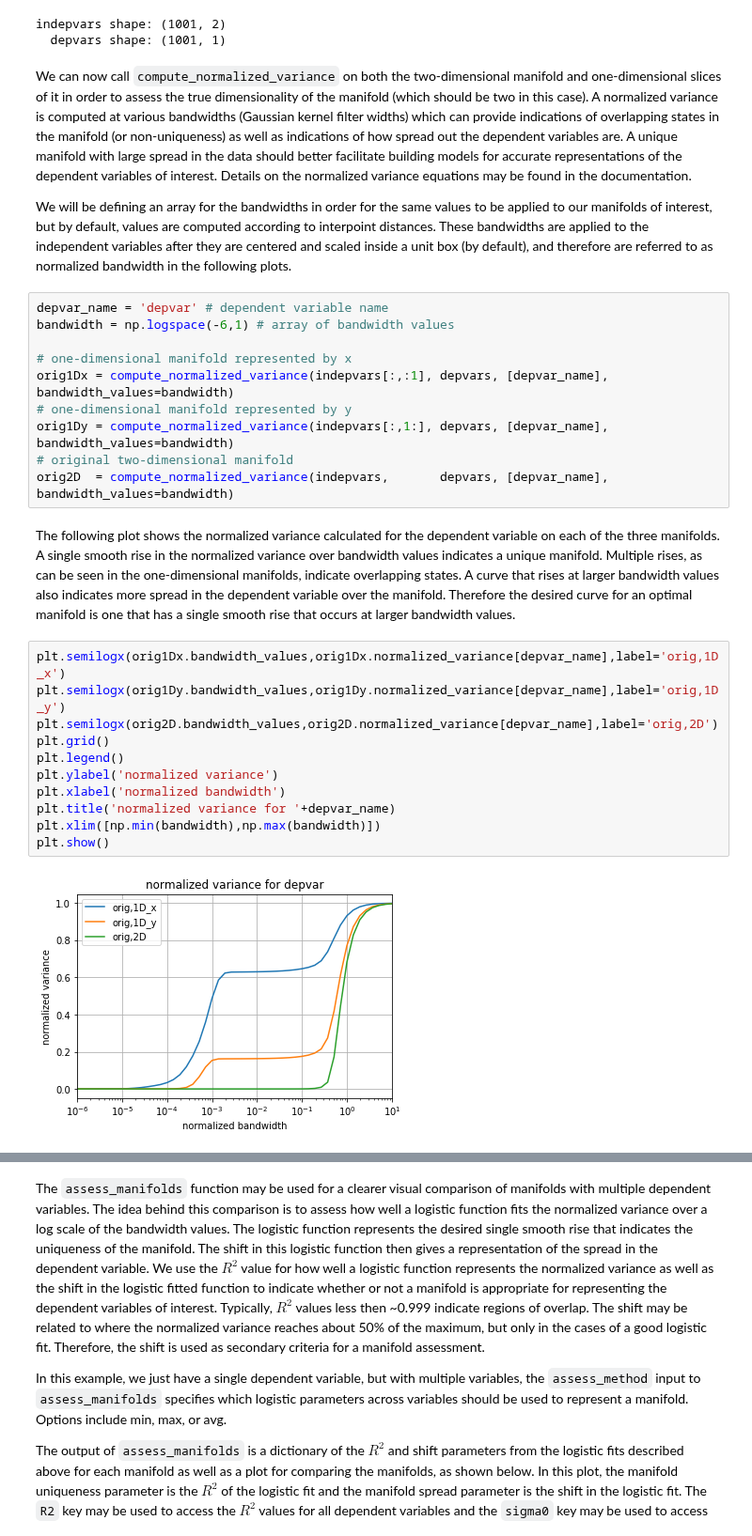
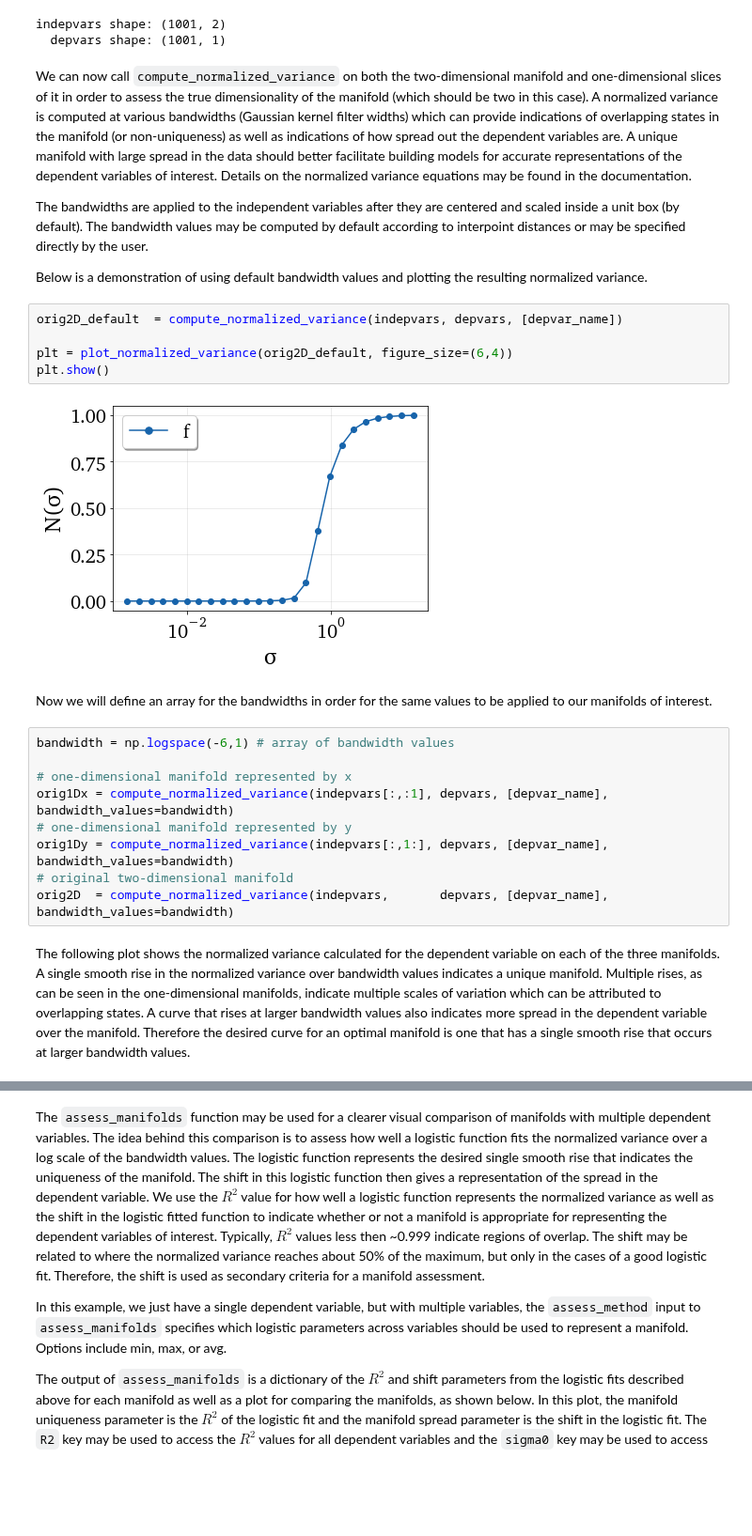
Before and after one commit to kamilazdybal/PCAfold, a Jupyter notebook: docs/tutorials/demo-manifold-assessment.ipynb, the cells around one changed output, grey strips where cells are left out. Shown at 94% size. Cells and saved outputs as stored; diff of their text form; blank space fills up the shorter version.

Commit message:
updating manifold analysis and instruction to build

```diff
--- a/docs/tutorials/demo-manifold-assessment.ipynb
+++ b/docs/tutorials/demo-manifold-assessment.ipynb
@@ -47,9 +48,19 @@ indepvars shape: (1001, 2)
 We can now call `compute_normalized_variance` on both the two-dimensional manifold and one-dimensional slices of it in order to assess the true dimensionality of the manifold (which should be two in this case).
 A normalized variance is computed at various bandwidths (Gaussian kernel filter widths) which can provide indications of overlapping states in the manifold (or non-uniqueness) as well as indications of how spread out the dependent variables are. A unique manifold with large spread in the data should better facilitate building models for accurate representations of the dependent variables of interest. Details on the normalized variance equations may be found in the documentation.
 
-We will be defining an array for the bandwidths in order for the same values to be applied to our manifolds of interest, but by default, values are computed according to interpoint distances. These bandwidths are applied to the independent variables after they are centered and scaled inside a unit box (by default), and therefore are referred to as normalized bandwidth in the following plots.
+The bandwidths are applied to the independent variables after they are centered and scaled inside a unit box (by default). The bandwidth values may be computed by default according to interpoint distances or may be specified directly by the user.
+
+Below is a demonstration of using default bandwidth values and plotting the resulting normalized variance.
+# %%
+orig2D_default  = compute_normalized_variance(indepvars, depvars, [depvar_name])
+
+plt = plot_normalized_variance(orig2D_default, figure_size=(6,4))
+plt.show()
+# %% [output]
+[figure, added]
+# %% [markdown]
+Now we will define an array for the bandwidths in order for the same values to be applied to our manifolds of interest.
 # %%
-depvar_name = 'depvar' # dependent variable name
 bandwidth = np.logspace(-6,1) # array of bandwidth values
 
 # one-dimensional manifold represented by x
@@ -59,17 +70,4 @@ orig1Dy = compute_normalized_variance(indepvars[:,1:], depvars, [depvar_name], b
 # original two-dimensional manifold
 orig2D  = compute_normalized_variance(indepvars,       depvars, [depvar_name], bandwidth_values=bandwidth)
 # %% [markdown]
-The following plot shows the normalized variance calculated for the dependent variable on each of the three manifolds. A single smooth rise in the normalized variance over bandwidth values indicates a unique manifold. Multiple rises, as can be seen in the one-dimensional manifolds, indicate overlapping states. A curve that rises at larger bandwidth values also indicates more spread in the dependent variable over the manifold. Therefore the desired curve for an optimal manifold is one that has a single smooth rise that occurs at larger bandwidth values.
+The following plot shows the normalized variance calculated for the dependent variable on each of the three manifolds. A single smooth rise in the normalized variance over bandwidth values indicates a unique manifold. Multiple rises, as can be seen in the one-dimensional manifolds, indicate multiple scales of variation which can be attributed to overlapping states. A curve that rises at larger bandwidth values also indicates more spread in the dependent variable over the manifold. Therefore the desired curve for an optimal manifold is one that has a single smooth rise that occurs at larger bandwidth values.
-# %%
-plt.semilogx(orig1Dx.bandwidth_values,orig1Dx.normalized_variance[depvar_name],label='orig,1D_x')
-plt.semilogx(orig1Dy.bandwidth_values,orig1Dy.normalized_variance[depvar_name],label='orig,1D_y')
-plt.semilogx(orig2D.bandwidth_values,orig2D.normalized_variance[depvar_name],label='orig,2D')
-plt.grid()
-plt.legend()
-plt.ylabel('normalized variance')
-plt.xlabel('normalized bandwidth')
-plt.title('normalized variance for '+depvar_name)
-plt.xlim([np.min(bandwidth),np.max(bandwidth)])
-plt.show()
-# %% [output]
-[figure, removed]
```
Also changed, not shown: parts of 7 cells of this notebook, 13 other files.
